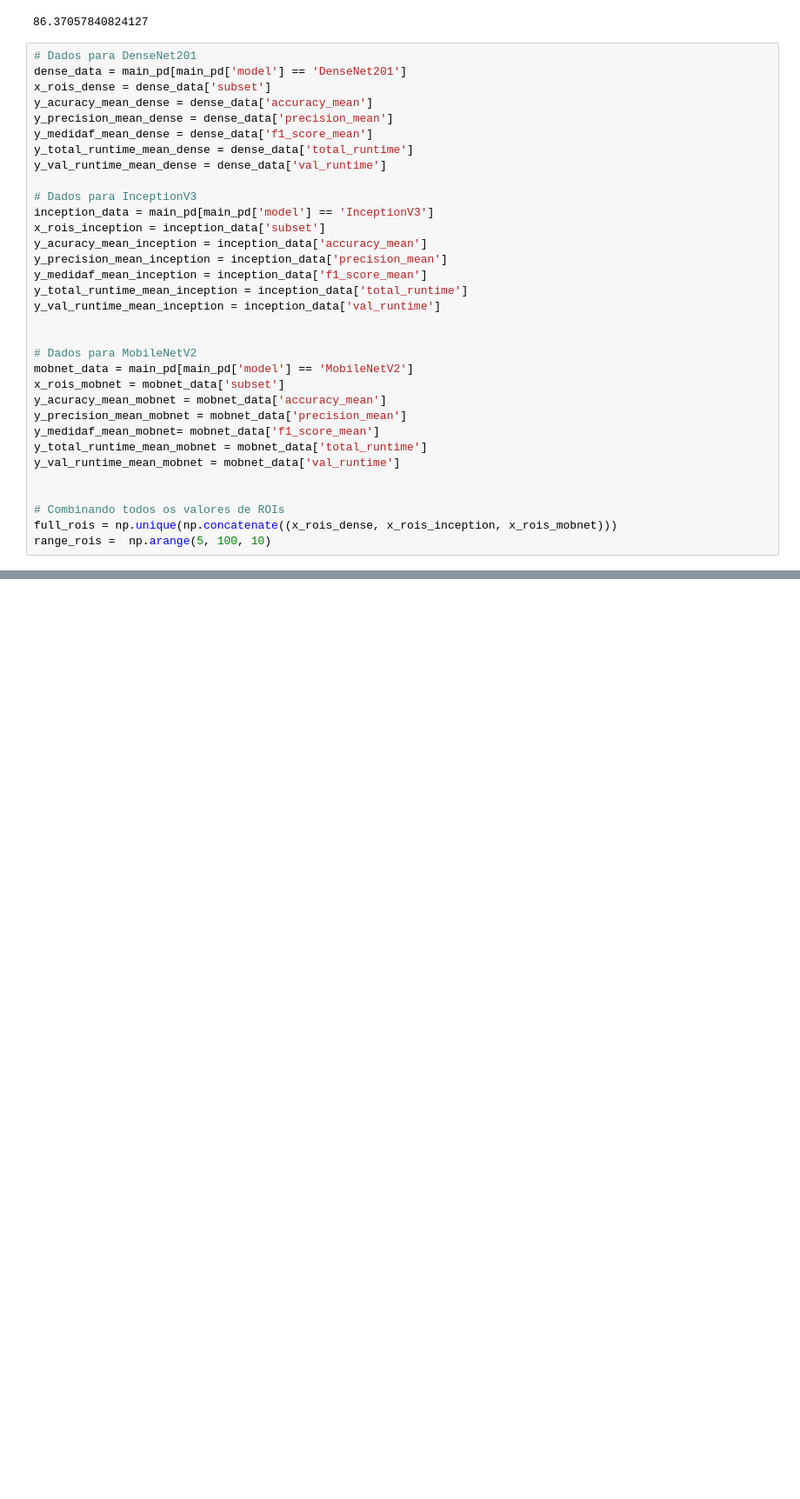
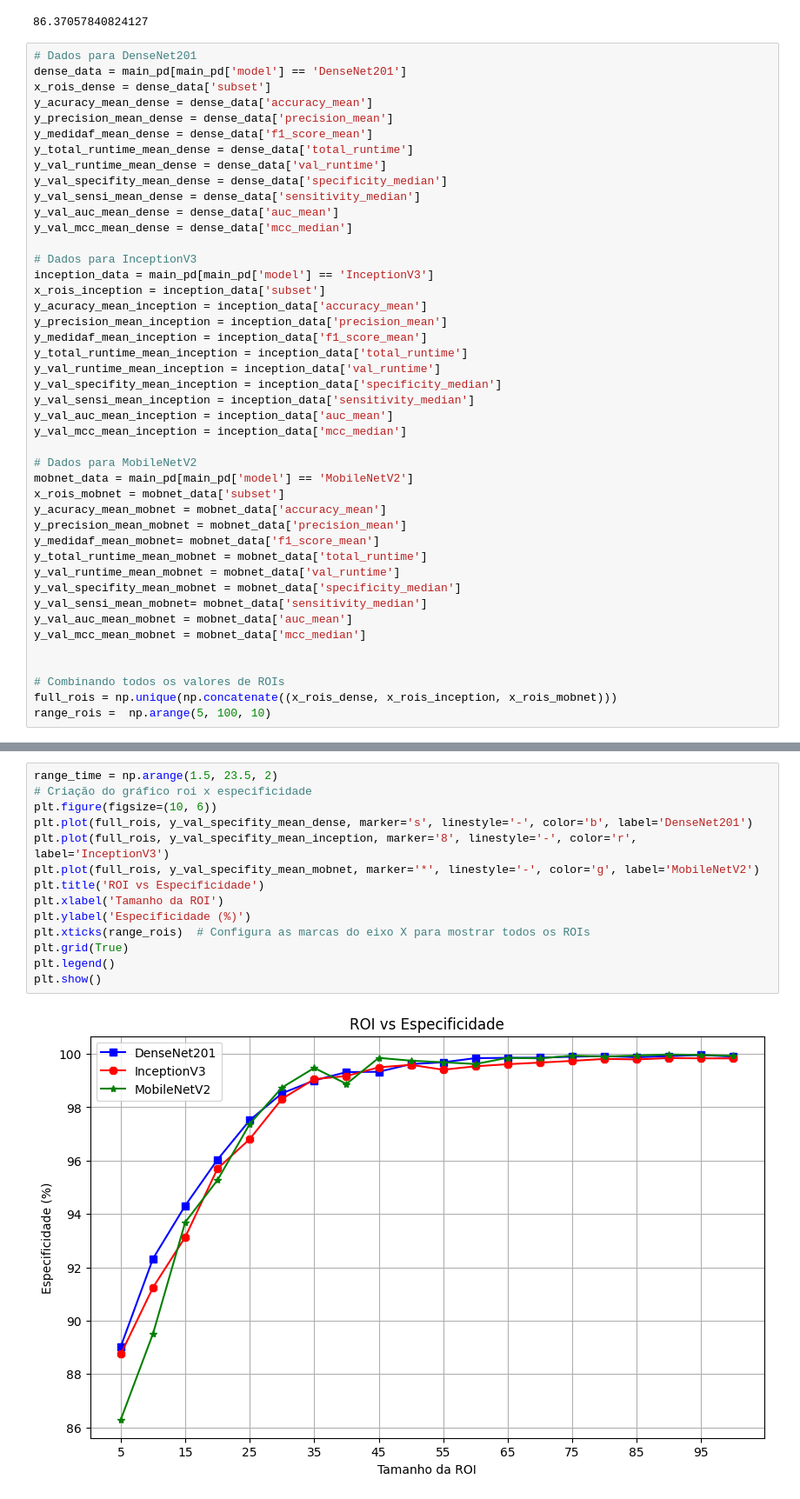
Before and after one commit to williancarddd/malaria-pibiti, a Jupyter notebook: 6_resultados/analitycs/by_train/plot.ipynb, the cells around one changed output, grey strips where cells are left out. Shown: that part at 87% size. Drawn from its saved outputs; the diff is of its cells as text; blank space fills up the shorter version.

```diff
--- a/6_resultados/analitycs/by_train/plot.ipynb
+++ b/6_resultados/analitycs/by_train/plot.ipynb
@@ -34,6 +34,10 @@ y_precision_mean_dense = dense_data['precision_mean']
 y_medidaf_mean_dense = dense_data['f1_score_mean']
 y_total_runtime_mean_dense = dense_data['total_runtime']
 y_val_runtime_mean_dense = dense_data['val_runtime']
+y_val_specifity_mean_dense = dense_data['specificity_median']
+y_val_sensi_mean_dense = dense_data['sensitivity_median']
+y_val_auc_mean_dense = dense_data['auc_mean']
+y_val_mcc_mean_dense = dense_data['mcc_median']
 
 # Dados para InceptionV3
 inception_data = main_pd[main_pd['model'] == 'InceptionV3']
@@ -43,7 +47,10 @@ y_precision_mean_inception = inception_data['precision_mean']
 y_medidaf_mean_inception = inception_data['f1_score_mean']
 y_total_runtime_mean_inception = inception_data['total_runtime']
 y_val_runtime_mean_inception = inception_data['val_runtime']
-
+y_val_specifity_mean_inception = inception_data['specificity_median']
+y_val_sensi_mean_inception = inception_data['sensitivity_median']
+y_val_auc_mean_inception = inception_data['auc_mean']
+y_val_mcc_mean_inception = inception_data['mcc_median']
 
 # Dados para MobileNetV2
 mobnet_data = main_pd[main_pd['model'] == 'MobileNetV2']
@@ -53,6 +60,10 @@ y_precision_mean_mobnet = mobnet_data['precision_mean']
 y_medidaf_mean_mobnet= mobnet_data['f1_score_mean']
 y_total_runtime_mean_mobnet = mobnet_data['total_runtime']
 y_val_runtime_mean_mobnet = mobnet_data['val_runtime']
+y_val_specifity_mean_mobnet = mobnet_data['specificity_median']
+y_val_sensi_mean_mobnet= mobnet_data['sensitivity_median']
+y_val_auc_mean_mobnet = mobnet_data['auc_mean']
+y_val_mcc_mean_mobnet = mobnet_data['mcc_median']
 
 
 # Combinando todos os valores de ROIs
@@ -141,3 +152,19 @@ plt.legend()
 plt.show()
 # %% [output]
 [figure]
+# %%
+range_time = np.arange(1.5, 23.5, 2)
+# Criação do gráfico roi x especificidade
+plt.figure(figsize=(10, 6))
+plt.plot(full_rois, y_val_specifity_mean_dense, marker='s', linestyle='-', color='b', label='DenseNet201')
+plt.plot(full_rois, y_val_specifity_mean_inception, marker='8', linestyle='-', color='r', label='InceptionV3')
+plt.plot(full_rois, y_val_specifity_mean_mobnet, marker='*', linestyle='-', color='g', label='MobileNetV2')
+plt.title('ROI vs Especificidade')
+plt.xlabel('Tamanho da ROI')
+plt.ylabel('Especificidade (%)')
+plt.xticks(range_rois)  # Configura as marcas do eixo X para mostrar todos os ROIs
+plt.grid(True)
+plt.legend()
+plt.show()
+# %% [output]
+[figure, added]
```
Also changed, not shown: parts of 3 cells of this notebook, 4 other files.
